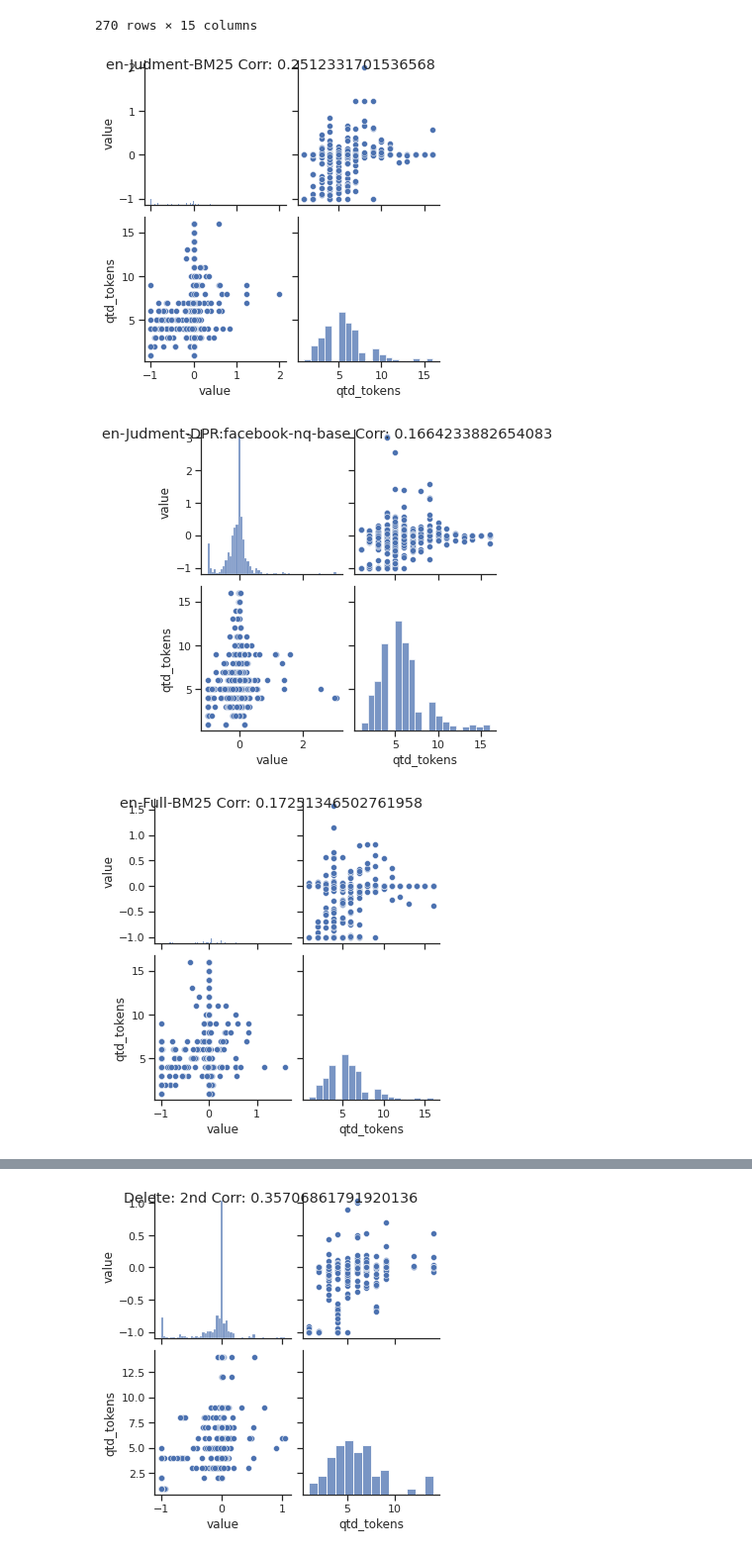
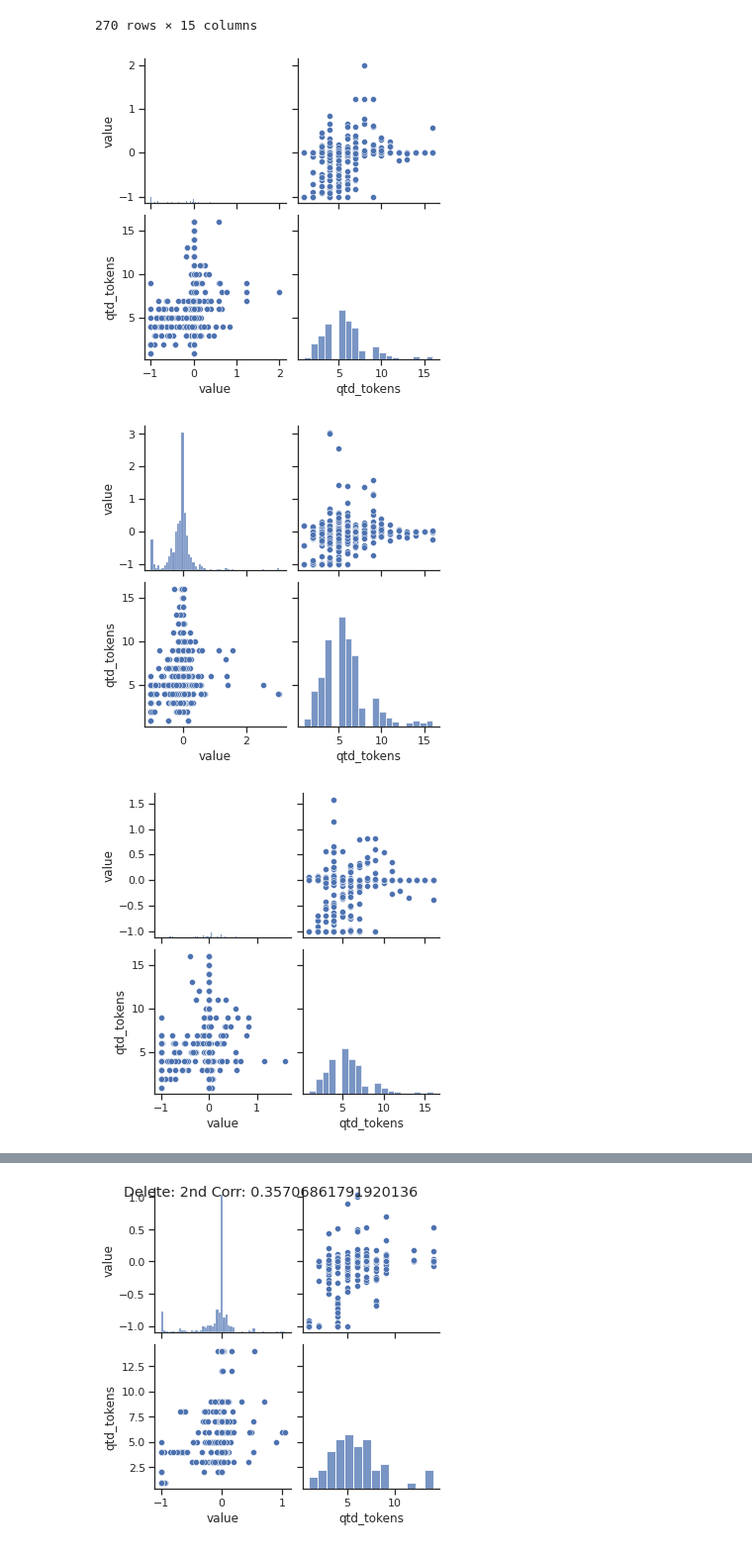
Before and after one commit to leonardo3108/robustez-query, a Jupyter notebook: code/analysis/Analysis_Discount_Gain.ipynb, the cells around one changed output, grey strips where cells are left out. Shown at 99% size. Saved outputs shown, nothing was run; the diff lists cells and outputs as text; code cells hidden in the pictures.

```diff
--- a/code/analysis/Analysis_Discount_Gain.ipynb
+++ b/code/analysis/Analysis_Discount_Gain.ipynb
@@ -914,12 +933,12 @@ df_dg_nDCG10.query("noise_kind == '" + noise + "'" )
 # %%
 sns.set(style="ticks", color_codes=True)
 for language_search_context in df_dg_nDCG10['language_search_context'].unique():
   df = df_dg_nDCG10.query("language_search_context == '" + language_search_context + "'" )[['value', 'qtd_tokens']]
   title = language_search_context + " Corr: " + str(df['value'].corr(df['qtd_tokens']))
   # print("      covariance", df['value'].cov(df['qtd_tokens']))
   ax = sns.pairplot(df)
-  ax.fig.suptitle(title)
+  #ax.fig.suptitle(title)
 # %% [output]
-[figure, old version]
+[figure, new version]
-[figure, old version]
+[figure, new version]
-[figure, old version]
+[figure, new version]
```
Also changed, not shown: parts of 9 cells of this notebook.
